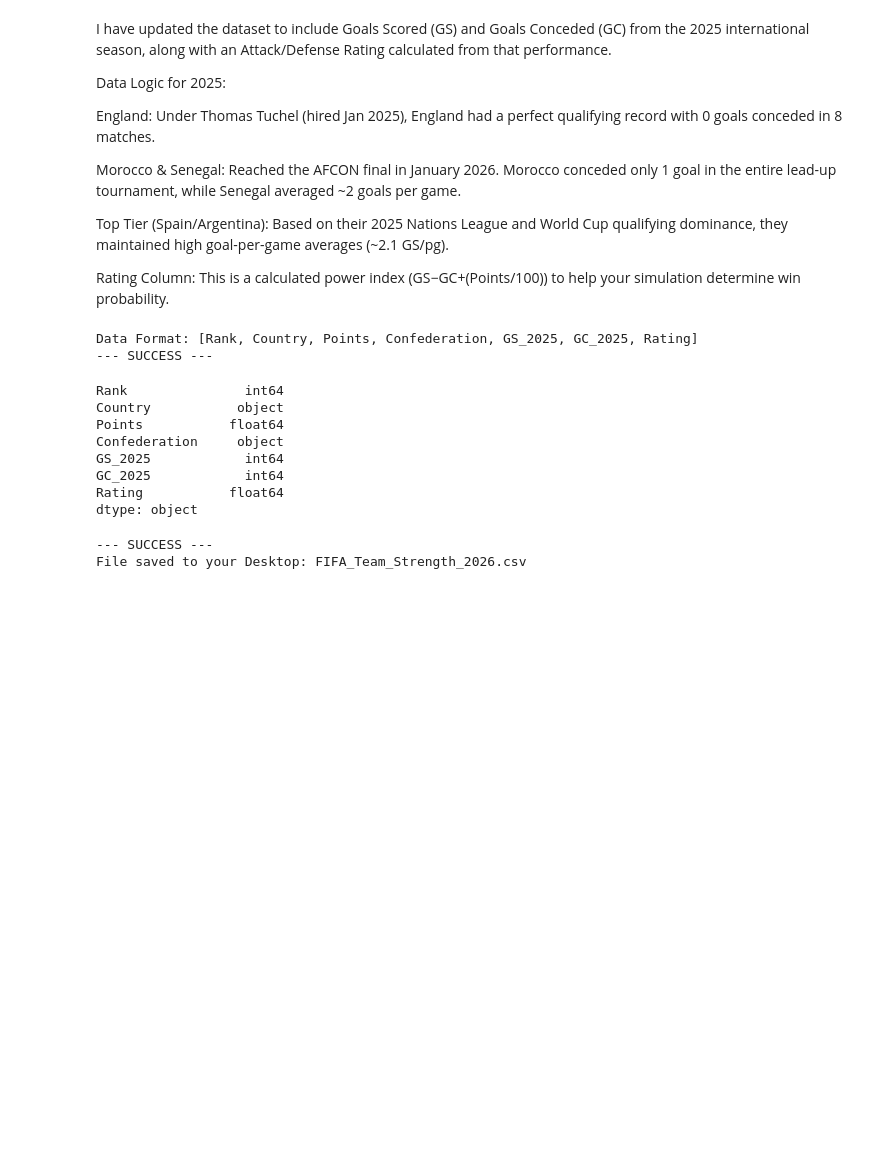
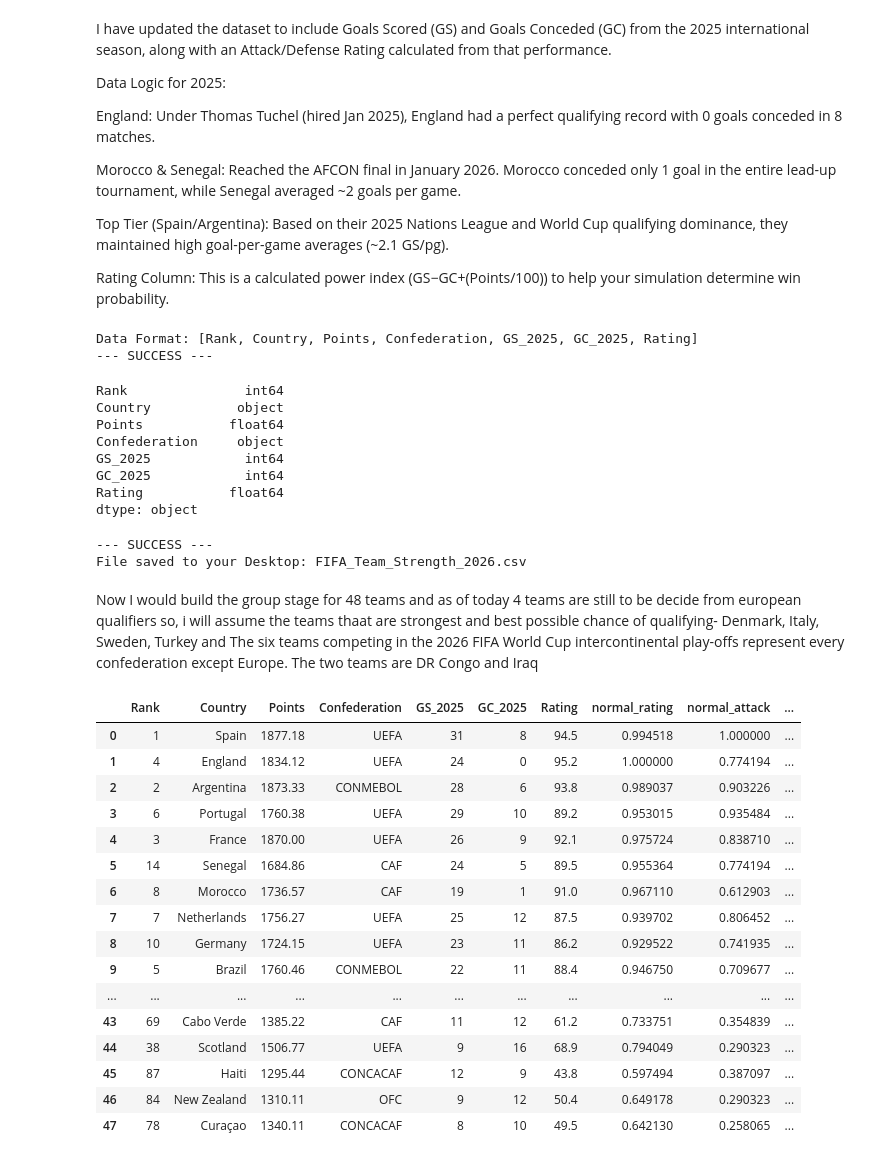
Before and after one commit to suman290/World_Cup-Simulation_Project, a Jupyter notebook: WorldCup_simulation.ipynb, the cells around one changed output. Cells and saved outputs as stored; diff of their text form; code cells hidden in the pictures; blank space fills up the shorter version.

```diff
--- a/WorldCup_simulation.ipynb
+++ b/WorldCup_simulation.ipynb
@@ -151,7 +151,7 @@ data = [
     [77, 'Guinea', 1345.22, 'CAF', 12, 14, 55.4], [78, 'Curaçao', 1340.11, 'CONCACAF', 8, 10, 49.5],
     [79, 'China PR', 1335.44, 'AFC', 9, 16, 48.8], [80, 'Gabon', 1330.11, 'CAF', 11, 13, 53.2],
     [81, 'Equatorial Guinea', 1325.22, 'CAF', 8, 11, 52.5], [82, 'Zambia', 1320.11, 'CAF', 10, 15, 51.8],
-    [83, 'Luxembourg', 1315.44, 'UEFA', 5, 14, 46.1], [84, 'Uganda', 1310.11, 'CAF', 9, 12, 50.4],
+    [83, 'Luxembourg', 1315.44, 'UEFA', 5, 14, 46.1], [84, 'New Zealand', 1310.11, 'OFC', 9, 12, 50.4],
     [85, 'Armenia', 1305.22, 'UEFA', 7, 15, 45.1], [86, 'Bahrain', 1300.11, 'AFC', 8, 13, 44.5],
     [87, 'Haiti', 1295.44, 'CONCACAF', 12, 9, 43.8], [88, 'Syria', 1290.11, 'AFC', 7, 12, 43.1],
     [89, 'Benin', 1285.22, 'CAF', 8, 11, 47.5], [90, 'Angola', 1280.11, 'CAF', 9, 10, 46.8],
@@ -274,3 +274,63 @@ print(f"File saved to your Desktop: FIFA_Team_Strength_2026.csv")
 # %% [output]
 --- SUCCESS ---
 File saved to your Desktop: FIFA_Team_Strength_2026.csv
+# %% [markdown]
+Now I would build the group stage for 48 teams and as of today 4 teams are still to be decide from european qualifiers so, i will assume the teams thaat are strongest and best possible chance of qualifying- Denmark, Italy, Sweden, Turkey and The six teams competing in the 2026 FIFA World Cup intercontinental play-offs represent every confederation except Europe. The two teams are DR Congo and Iraq
+# %%
+qualified_teams = [
+# Hosts
+"Canada", "Mexico", "USA",
+
+# AFC
+"Australia", "IR Iran", "Japan", "Jordan",
+"Qatar", "Saudi Arabia", "South Korea", "Uzbekistan",
+
+# CAF
+"Algeria", "Cabo Verde", "Egypt", "Ghana",
+"Ivory Coast", "Morocco", "Senegal",
+"South Africa", "Tunisia",
+
+# CONCACAF
+"Curaçao", "Haiti", "Panama",
+
+# CONMEBOL
+"Argentina", "Brazil", "Colombia",
+"Ecuador", "Paraguay", "Uruguay",
+
+# OFC
+"New Zealand",
+
+# UEFA (12)
+"Austria", "Belgium", "Croatia", "England",
+"France", "Germany", "Netherlands",
+"Norway", "Portugal", "Scotland",
+"Spain", "Switzerland",
+
+# UEFA Playoff Winners
+"Italy", "Sweden", "Turkey", "Denmark",
+# intercontinental play-offs
+"Iraq", "DR Congo"
+]
+# %%
+df_wc = df[df['Country'].isin(qualified_teams)].copy()
+df_wc = df_wc.sort_values('strength', ascending=False).reset_index(drop=True)
+df_wc_48 = df_wc.head(48)
+df_wc_48
+# %% [output]
+|  | Rank | Country | Points | Confederation | GS_2025 | GC_2025 | Rating | normal_rating | normal_attack | ... |
+| 0 | 1 | Spain | 1877.18 | UEFA | 31 | 8 | 94.5 | 0.994518 | 1.000000 | ... |
+| 1 | 4 | England | 1834.12 | UEFA | 24 | 0 | 95.2 | 1.000000 | 0.774194 | ... |
+| 2 | 2 | Argentina | 1873.33 | CONMEBOL | 28 | 6 | 93.8 | 0.989037 | 0.903226 | ... |
+| 3 | 6 | Portugal | 1760.38 | UEFA | 29 | 10 | 89.2 | 0.953015 | 0.935484 | ... |
+| 4 | 3 | France | 1870.00 | UEFA | 26 | 9 | 92.1 | 0.975724 | 0.838710 | ... |
+| 5 | 14 | Senegal | 1684.86 | CAF | 24 | 5 | 89.5 | 0.955364 | 0.774194 | ... |
+| 6 | 8 | Morocco | 1736.57 | CAF | 19 | 1 | 91.0 | 0.967110 | 0.612903 | ... |
+| 7 | 7 | Netherlands | 1756.27 | UEFA | 25 | 12 | 87.5 | 0.939702 | 0.806452 | ... |
+| 8 | 10 | Germany | 1724.15 | UEFA | 23 | 11 | 86.2 | 0.929522 | 0.741935 | ... |
+| 9 | 5 | Brazil | 1760.46 | CONMEBOL | 22 | 11 | 88.4 | 0.946750 | 0.709677 | ... |
+| ... | ... | ... | ... | ... | ... | ... | ... | ... | ... | ... |
+| 43 | 69 | Cabo Verde | 1385.22 | CAF | 11 | 12 | 61.2 | 0.733751 | 0.354839 | ... |
+| 44 | 38 | Scotland | 1506.77 | UEFA | 9 | 16 | 68.9 | 0.794049 | 0.290323 | ... |
+| 45 | 87 | Haiti | 1295.44 | CONCACAF | 12 | 9 | 43.8 | 0.597494 | 0.387097 | ... |
+| 46 | 84 | New Zealand | 1310.11 | OFC | 9 | 12 | 50.4 | 0.649178 | 0.290323 | ... |
+| 47 | 78 | Curaçao | 1340.11 | CONCACAF | 8 | 10 | 49.5 | 0.642130 | 0.258065 | ... |
```
Also changed, not shown: parts of 3 cells of this notebook.
